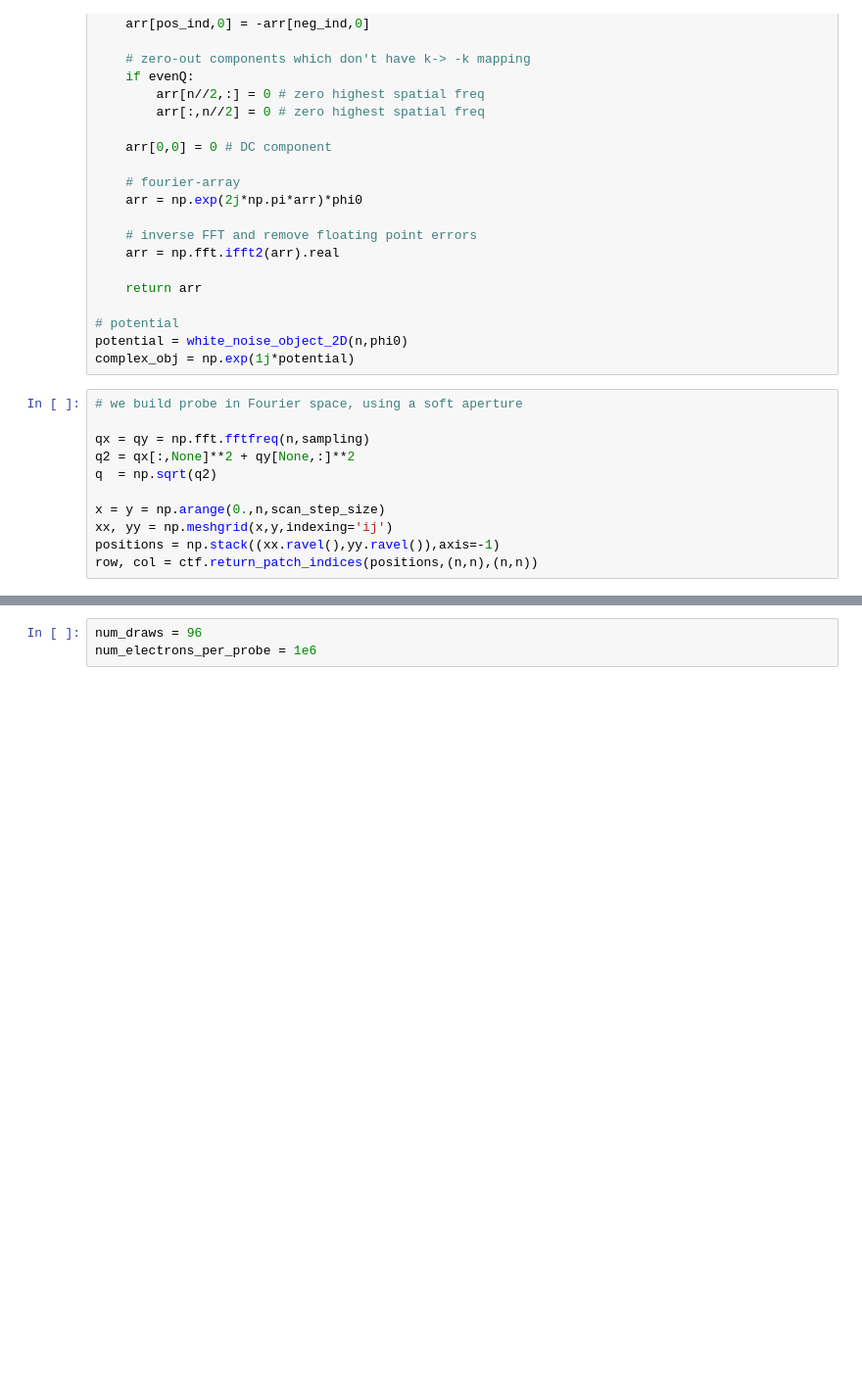
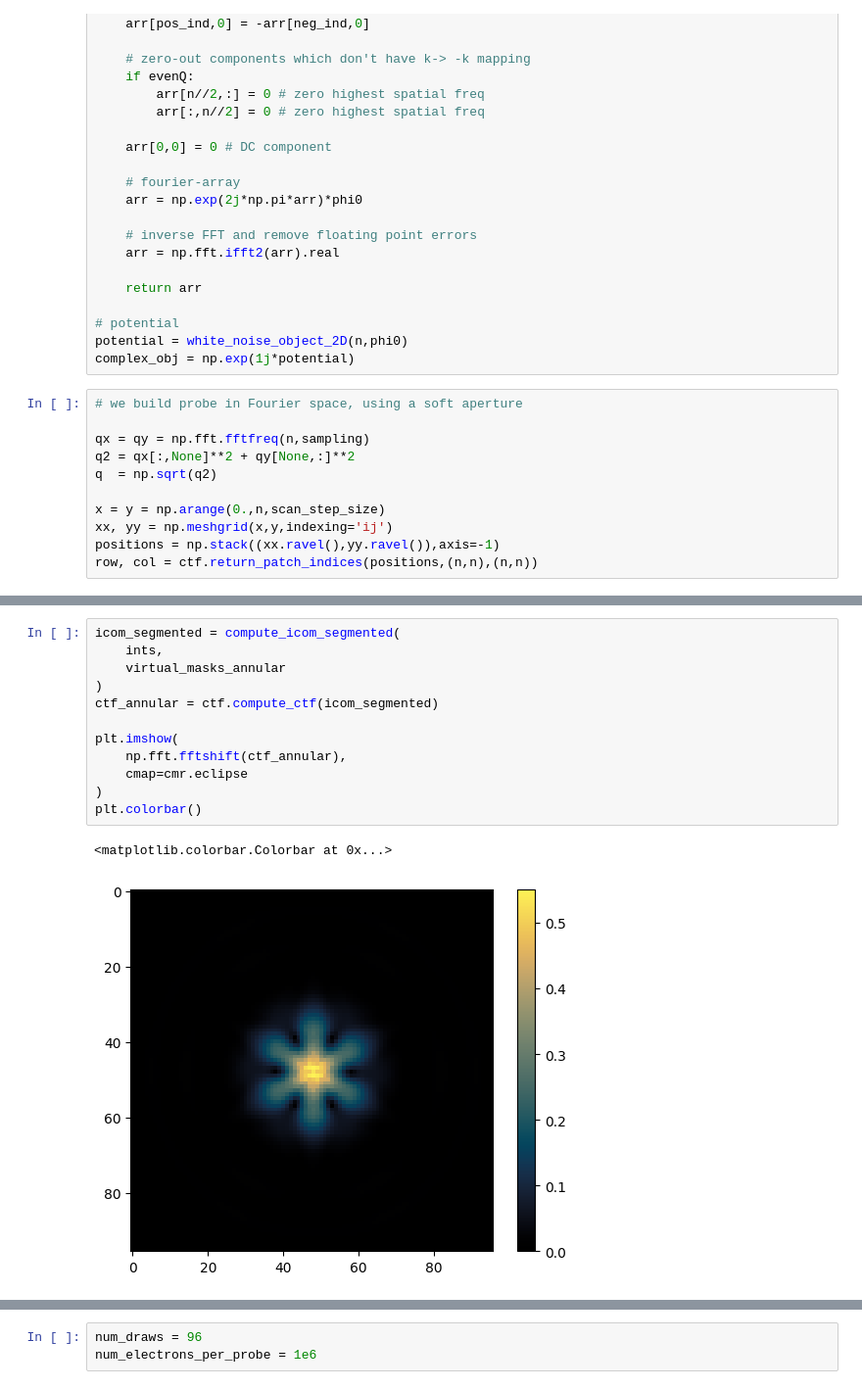
Before and after one commit to msa-em/stem-transfer-of-information, a Jupyter notebook: notebooks/icom-ssnr.ipynb, the cells around one changed output, grey strips where cells are left out. Shown at 98% size. Drawn from its saved outputs; the diff is of its cells as text; blank space fills up the shorter version.

```diff
--- a/notebooks/icom-ssnr.ipynb
+++ b/notebooks/icom-ssnr.ipynb
@@ -809,0 +256,15 @@ plt.imshow(
+# %%
+icom_segmented = compute_icom_segmented(
+    ints,
+    virtual_masks_annular
+)
+ctf_annular = ctf.compute_ctf(icom_segmented)
+
+plt.imshow(
+    np.fft.fftshift(ctf_annular),
+    cmap=cmr.eclipse
+)
+plt.colorbar()
+# %% [output]
+<matplotlib.colorbar.Colorbar at 0x...>
+[figure, added]
```
Also changed, not shown: parts of 55 cells of this notebook.
